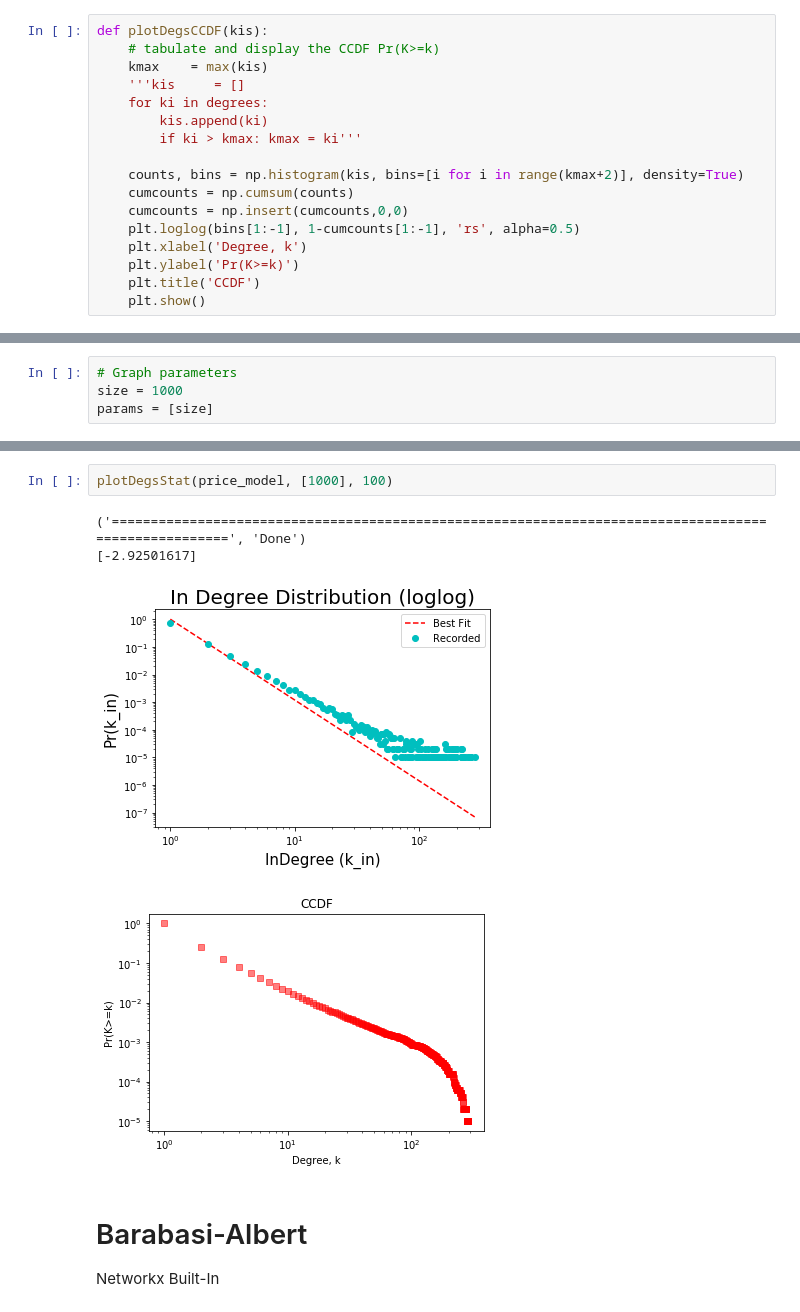
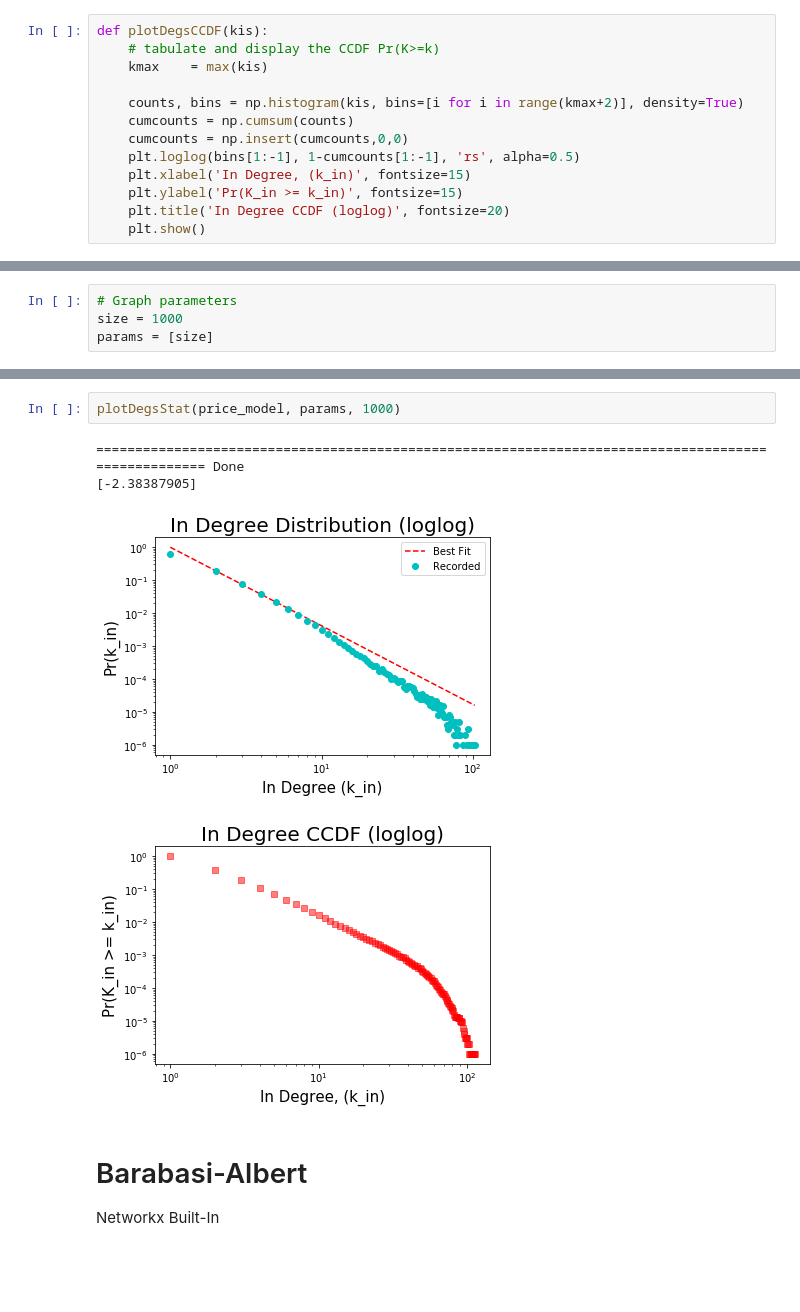
Before and after one commit to thomasy314/Preferential-Attachment, a Jupyter notebook: Pref_Attach.ipynb, the cells around one changed output, grey strips where cells are left out. Drawn from its saved outputs; the diff is of its cells as text; blank space fills up the shorter version.

```diff
--- a/Pref_Attach.ipynb
+++ b/Pref_Attach.ipynb
@@ -99,18 +99,14 @@ def plotDegsDist(Deg, alpha=None, max_x=200):
 def plotDegsCCDF(kis):
     # tabulate and display the CCDF Pr(K>=k)
     kmax    = max(kis)
-    '''kis     = []
-    for ki in degrees:
-        kis.append(ki)
-        if ki > kmax: kmax = ki'''
 
     counts, bins = np.histogram(kis, bins=[i for i in range(kmax+2)], density=True)
     cumcounts = np.cumsum(counts)
     cumcounts = np.insert(cumcounts,0,0)
     plt.loglog(bins[1:-1], 1-cumcounts[1:-1], 'rs', alpha=0.5)
-    plt.xlabel('Degree, k')
-    plt.ylabel('Pr(K>=k)')
-    plt.title('CCDF')
+    plt.xlabel('In Degree, (k_in)', fontsize=15)
+    plt.ylabel('Pr(K_in >= k_in)', fontsize=15)
+    plt.title('In Degree CCDF (loglog)', fontsize=20)
     plt.show()
 # %%
 def plotDegsStat(graph_func, param, iterations=1000, digraph=False, alpha=None, max_x=200):
@@ -181,10 +176,10 @@ print("Correlation: ", r_value)
 # %%
-plotDegsStat(price_model, [1000], 100)
+plotDegsStat(price_model, params, 1000)
 # %% [output]
-('=====================================================================================================', 'Done')
-[-2.92501617]
+==================================================================================================== Done
+[-2.38387905]
-[figure, old version]
+[figure, new version]
-[figure, old version]
+[figure, new version]
 # %% [markdown]
 # Barabasi-Albert
  Networkx Built-In
```
Also changed, not shown: parts of 17 cells of this notebook.
